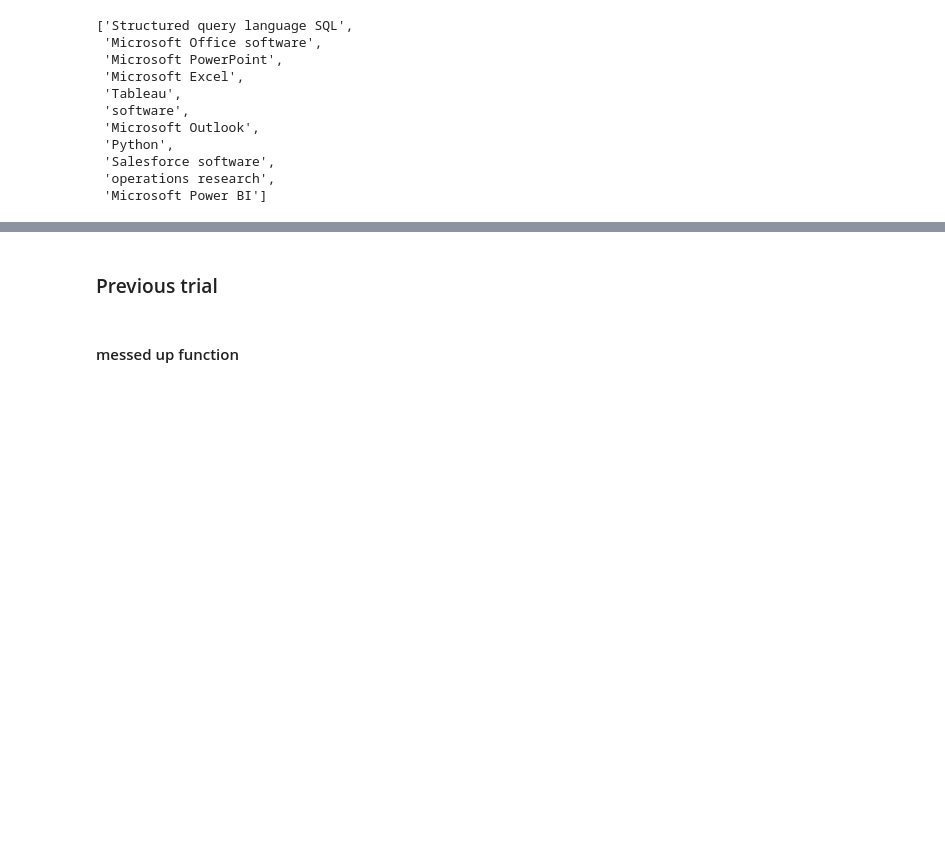
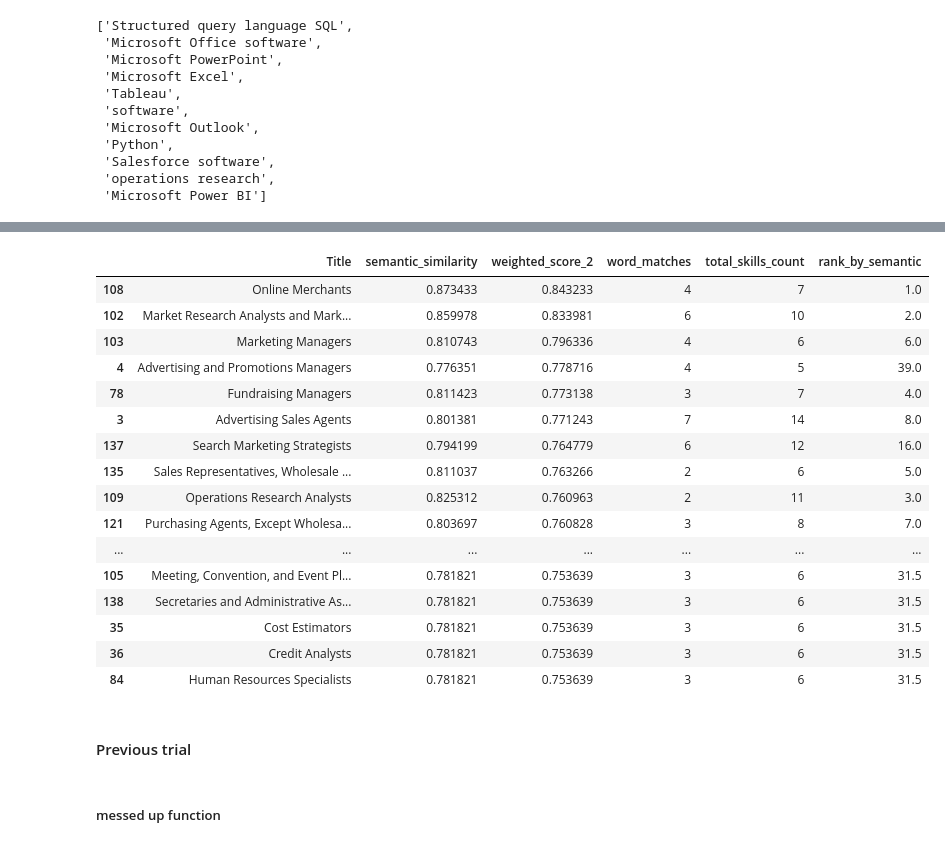
Before and after one commit to victorbjorsvik/workproject_matching_algo, a Jupyter notebook: similairty_calculation.ipynb, the cells around one changed output, grey strips where cells are left out. Cells and saved outputs as stored; diff of their text form; code cells hidden in the pictures; blank space fills up the shorter version.

```diff
--- a/similairty_calculation.ipynb
+++ b/similairty_calculation.ipynb
@@ -1234,7 +1661,29 @@ result_df[result_df['Title'] == 'Search Marketing Strategists'][['Title', 'seman
+# %%
+weighted_9 = analysis_data_words.sort_values(by='weighted_score_2', ascending=False).head(20)
+weighted_9[['Title', 'semantic_similarity', 'weighted_score_2',
+                           'word_matches', 'total_skills_count', 'rank_by_semantic']]
+# %% [output]
+|  | Title | semantic_similarity | weighted_score_2 | word_matches | total_skills_count | rank_by_semantic |
+| 108 | Online Merchants | 0.873433 | 0.843233 | 4 | 7 | 1.0 |
+| 102 | Market Research Analysts and Mark... | 0.859978 | 0.833981 | 6 | 10 | 2.0 |
+| 103 | Marketing Managers | 0.810743 | 0.796336 | 4 | 6 | 6.0 |
+| 4 | Advertising and Promotions Managers | 0.776351 | 0.778716 | 4 | 5 | 39.0 |
+| 78 | Fundraising Managers | 0.811423 | 0.773138 | 3 | 7 | 4.0 |
+| 3 | Advertising Sales Agents | 0.801381 | 0.771243 | 7 | 14 | 8.0 |
+| 137 | Search Marketing Strategists | 0.794199 | 0.764779 | 6 | 12 | 16.0 |
+| 135 | Sales Representatives, Wholesale ... | 0.811037 | 0.763266 | 2 | 6 | 5.0 |
+| 109 | Operations Research Analysts | 0.825312 | 0.760963 | 2 | 11 | 3.0 |
+| 121 | Purchasing Agents, Except Wholesa... | 0.803697 | 0.760828 | 3 | 8 | 7.0 |
+| ... | ... | ... | ... | ... | ... | ... |
+| 105 | Meeting, Convention, and Event Pl... | 0.781821 | 0.753639 | 3 | 6 | 31.5 |
+| 138 | Secretaries and Administrative As... | 0.781821 | 0.753639 | 3 | 6 | 31.5 |
+| 35 | Cost Estimators | 0.781821 | 0.753639 | 3 | 6 | 31.5 |
+| 36 | Credit Analysts | 0.781821 | 0.753639 | 3 | 6 | 31.5 |
+| 84 | Human Resources Specialists | 0.781821 | 0.753639 | 3 | 6 | 31.5 |
 # %% [markdown]
-### Previous trial
+#### Previous trial
 # %% [markdown]
-#### messed up function
+##### messed up function
 # %%
 from sklearn.metrics.pairwise import cosine_similarity
 from sentence_transformers import SentenceTransformer
```
Also changed, not shown: parts of 31 cells of this notebook, 2 other files.
